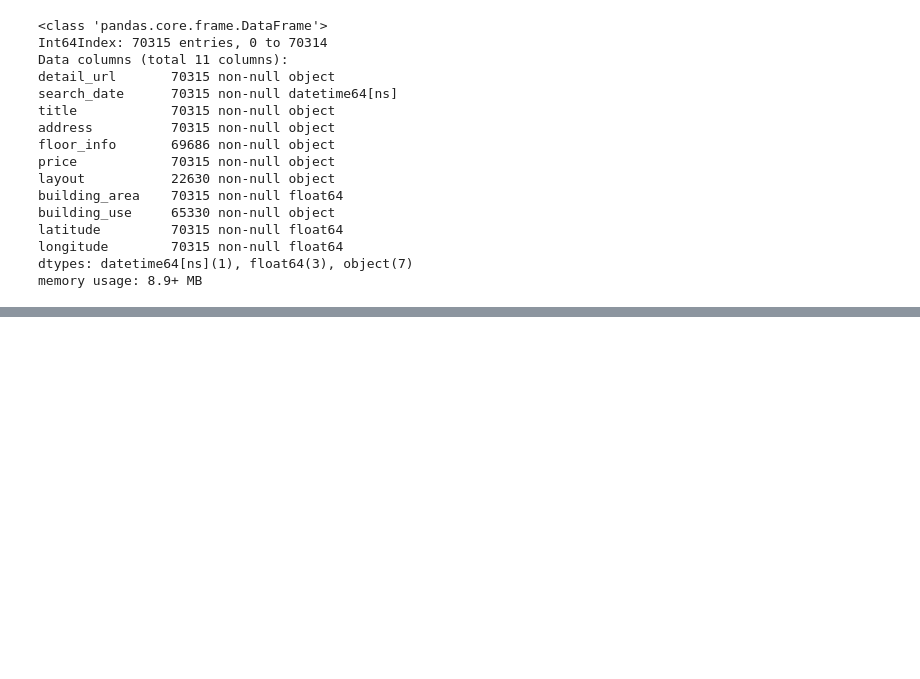
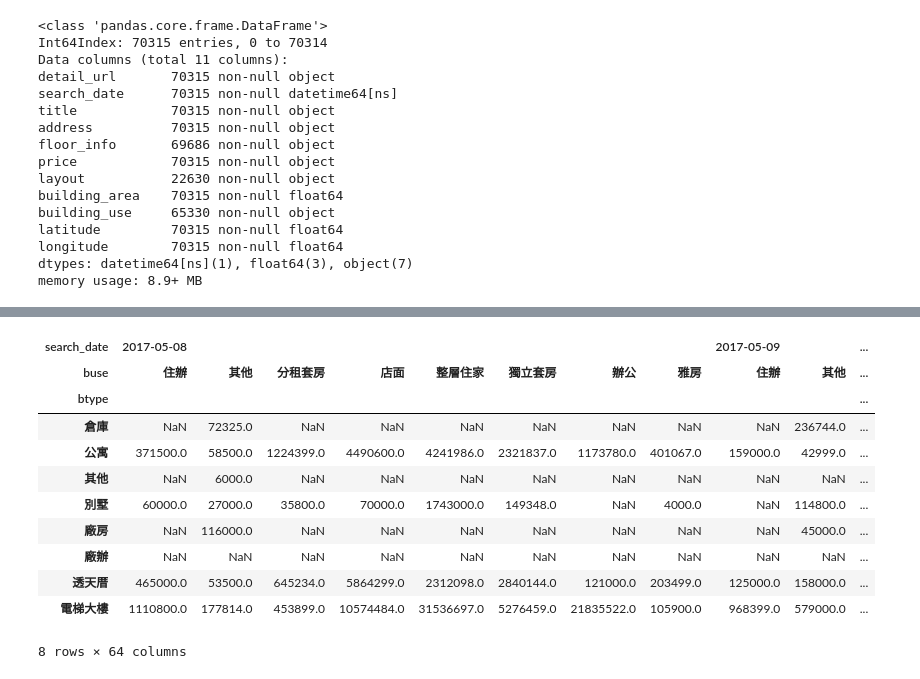
Before and after one commit to ywchiu/chinalife, a Jupyter notebook: Demo20181012.ipynb, the cells around one changed output, grey strips where cells are left out. Cells and saved outputs as stored; diff of their text form; code cells hidden in the pictures; blank space fills up the shorter version.

```diff
--- a/Demo20181012.ipynb
+++ b/Demo20181012.ipynb
@@ -1307,0 +1398,6 @@ df[df['search_date'] > '2017-05-13'].head()
+# %%
+df['btype'] = df['building_use'].map(lambda e: str(e).split('/')[0])
+# %%
+df['buse'] = df['building_use'].map(lambda e: str(e).split('/')[1] if len(str(e).split('/')) > 1 else e)
+# %%
+df_multi_idx = df.pivot_table(index=['btype', 'buse'], columns='search_date', values='price', aggfunc=sum)
@@ -1307,0 +1414,17 @@ df[df['search_date'] > '2017-05-13'].head()
+# %%
+df_wide = df_multi_idx.unstack()
+# %%
+df_wide
+# %% [output]
+| search_date | 2017-05-08 |  |  |  |  |  |  |  | 2017-05-09 |  | ... |
+| buse | 住辦 | 其他 | 分租套房 | 店面 | 整層住家 | 獨立套房 | 辦公 | 雅房 | 住辦 | 其他 | ... |
+| btype |  |  |  |  |  |  |  |  |  |  | ... |
+| 倉庫 | NaN | 72325.0 | NaN | NaN | NaN | NaN | NaN | NaN | NaN | 236744.0 | ... |
+| 公寓 | 371500.0 | 58500.0 | 1224399.0 | 4490600.0 | 4241986.0 | 2321837.0 | 1173780.0 | 401067.0 | 159000.0 | 42999.0 | ... |
+| 其他 | NaN | 6000.0 | NaN | NaN | NaN | NaN | NaN | NaN | NaN | NaN | ... |
+| 別墅 | 60000.0 | 27000.0 | 35800.0 | 70000.0 | 1743000.0 | 149348.0 | NaN | 4000.0 | NaN | 114800.0 | ... |
+| 廠房 | NaN | 116000.0 | NaN | NaN | NaN | NaN | NaN | NaN | NaN | 45000.0 | ... |
+| 廠辦 | NaN | NaN | NaN | NaN | NaN | NaN | NaN | NaN | NaN | NaN | ... |
+| 透天厝 | 465000.0 | 53500.0 | 645234.0 | 5864299.0 | 2312098.0 | 2840144.0 | 121000.0 | 203499.0 | 125000.0 | 158000.0 | ... |
+| 電梯大樓 | 1110800.0 | 177814.0 | 453899.0 | 10574484.0 | 31536697.0 | 5276459.0 | 21835522.0 | 105900.0 | 968399.0 | 579000.0 | ... |
+8 rows × 64 columns
```
Also changed, not shown: parts of 65 cells of this notebook.
